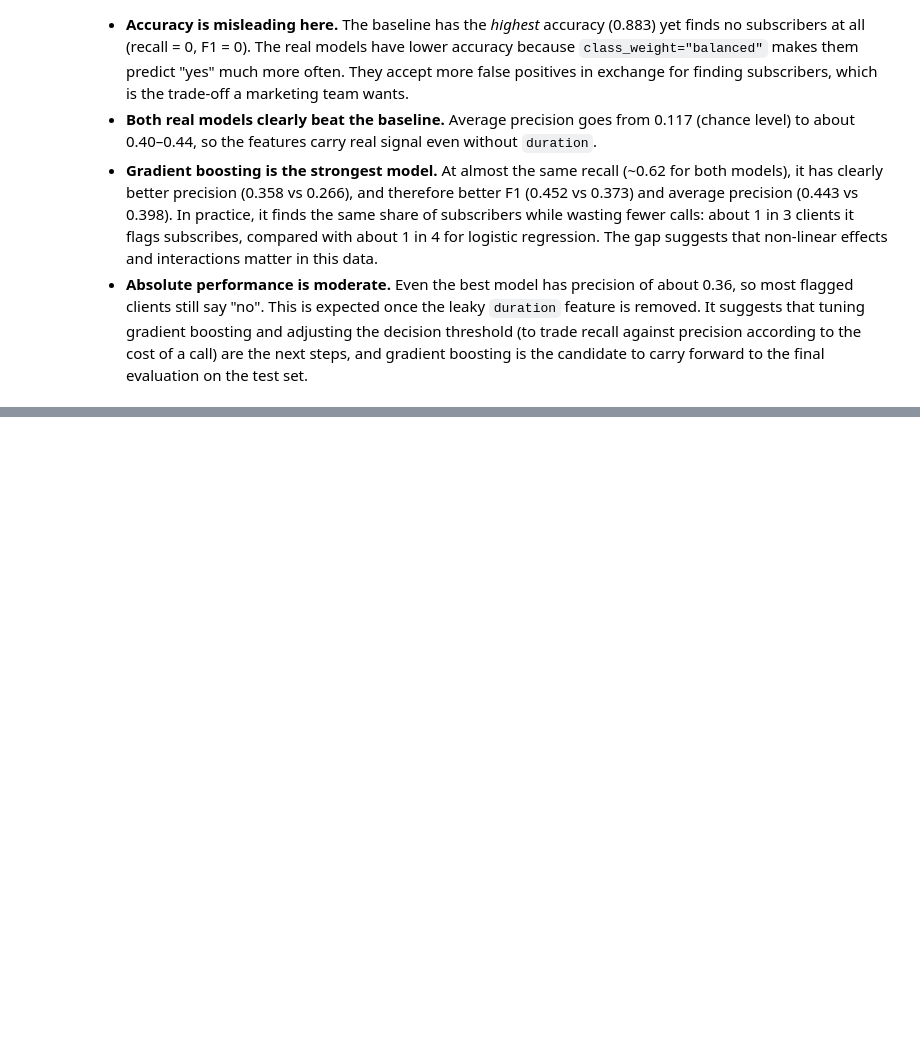
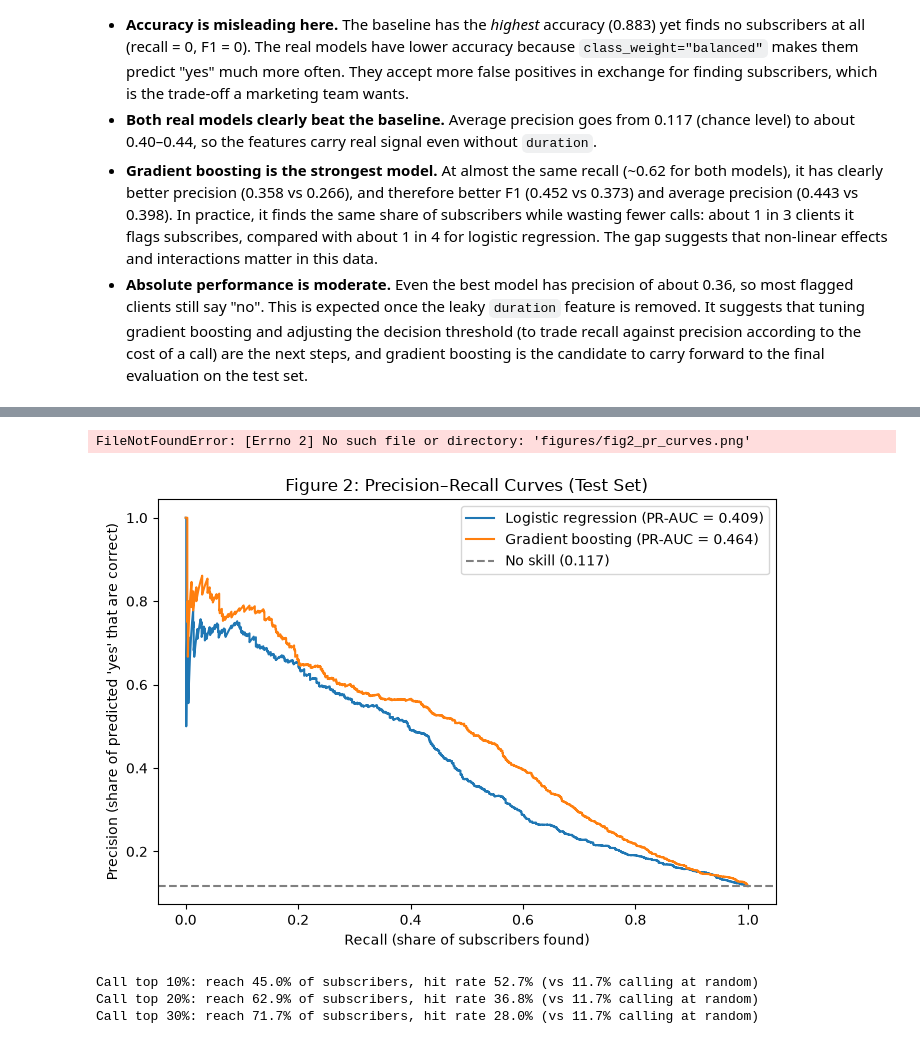
Before and after one commit to MinKhaungMinLwin/Applied-Machine-Learning-Model-Design-Training-and-Performance-Evaluation, a Jupyter notebook: modeling.ipynb, the cells around one changed output, grey strips where cells are left out. Saved outputs shown, nothing was run; the diff lists cells and outputs as text; code cells hidden in the pictures; blank space fills up the shorter version.

```diff
--- a/modeling.ipynb
+++ b/modeling.ipynb
@@ -211,0 +251,27 @@ pd.DataFrame(cv_results).T.round(3)
+# %%
+# Figure 2: precision–recall curves for both models against the no-skill line
+fig, ax = plt.subplots(figsize=(7, 5))
+for name, pipe in fitted.items():
+    s = pipe.predict_proba(X_test)[:, 1]
+    p, r, _ = precision_recall_curve(y_test, s)
+    ax.plot(r, p, label=f"{name} (PR-AUC = {average_precision_score(y_test, s):.3f})")
+ax.axhline(y_test.mean(), color="grey", linestyle="--", label=f"No skill ({y_test.mean():.3f})")
+ax.set_title("Figure 2: Precision–Recall Curves (Test Set)")
+ax.set_xlabel("Recall (share of subscribers found)")
+ax.set_ylabel("Precision (share of predicted 'yes' that are correct)")
+ax.legend()
+plt.tight_layout(); plt.savefig("figures/fig2_pr_curves.png", dpi=150); plt.show()
+# %% [output]
+FileNotFoundError: [Errno 2] No such file or directory: 'figures/fig2_pr_curves.png'
+[figure, added]
+# %%
+# Business view: if the bank calls only the top-scored k% of clients, what share of subscribers does it reach?
+order = np.argsort(-y_score)
+for k in [0.10, 0.20, 0.30]:
+    top = order[: int(k * len(order))]
+    print(f"Call top {k:.0%}: reach {y_test.iloc[top].sum() / y_test.sum():.1%} of subscribers, "
+          f"hit rate {y_test.iloc[top].mean():.1%} (vs {y_test.mean():.1%} calling at random)")
+# %% [output]
+Call top 10%: reach 45.0% of subscribers, hit rate 52.7% (vs 11.7% calling at random)
+Call top 20%: reach 62.9% of subscribers, hit rate 36.8% (vs 11.7% calling at random)
+Call top 30%: reach 71.7% of subscribers, hit rate 28.0% (vs 11.7% calling at random)
```
Also changed, not shown: parts of 5 cells of this notebook.
